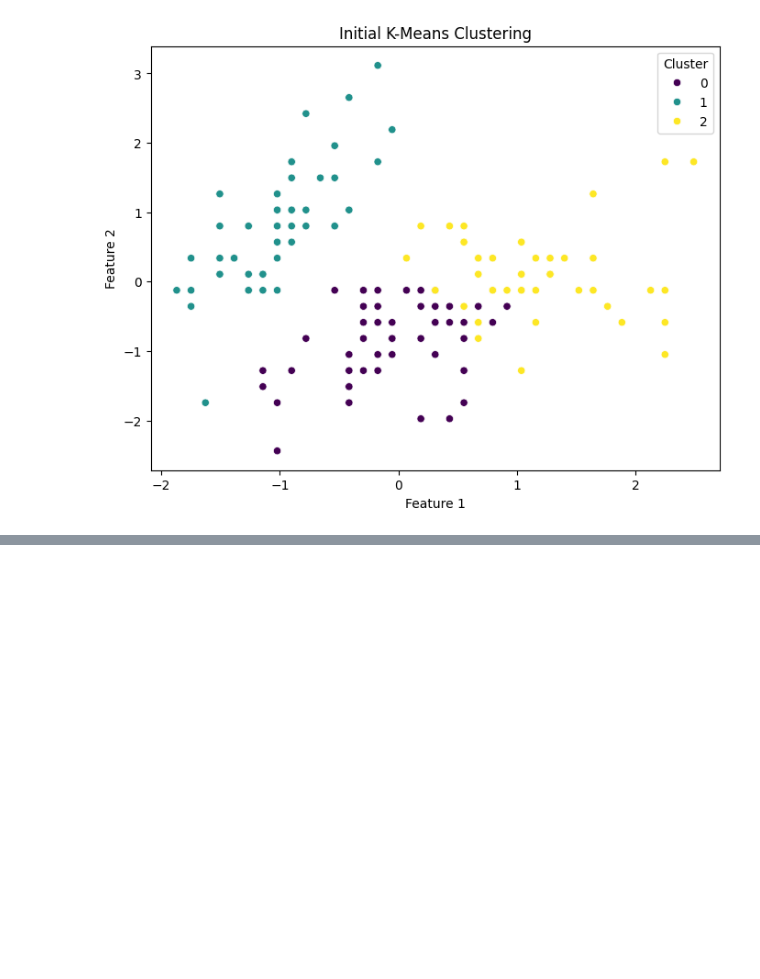
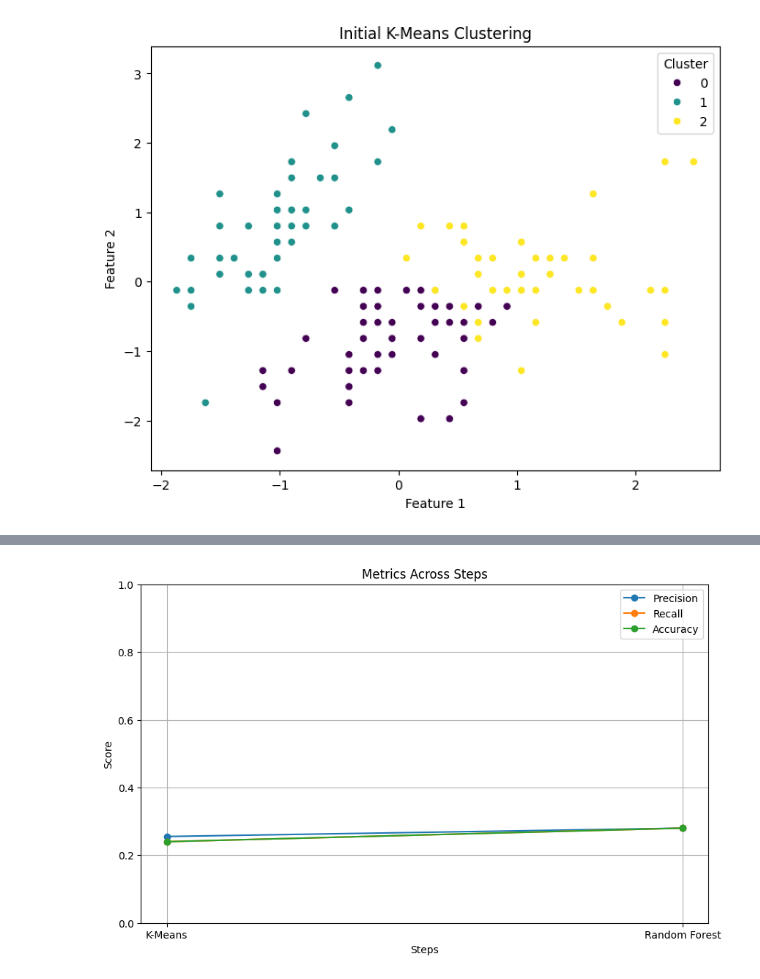
Before and after one commit to AnnaDiana123/BDA_Project, a Jupyter notebook: notebooks/experiment_iris.ipynb, the cells around one changed output, grey strips where cells are left out. Cells and saved outputs as stored; diff of their text form; code cells hidden in the pictures; blank space fills up the shorter version.

```diff
--- a/notebooks/experiment_iris.ipynb
+++ b/notebooks/experiment_iris.ipynb
@@ -66,0 +114,10 @@ Visualizing post-processed clustering results...
+# %%
+# Consolidate metrics
+metrics_dict = {
+    "K-Means": kmeans_metrics,
+    "Random Forest": rf_metrics
+}
+
+plot_metrics(metrics_dict)
+# %% [output]
+[figure, added]
```
Also changed, not shown: parts of 8 cells of this notebook, 2 other files.
